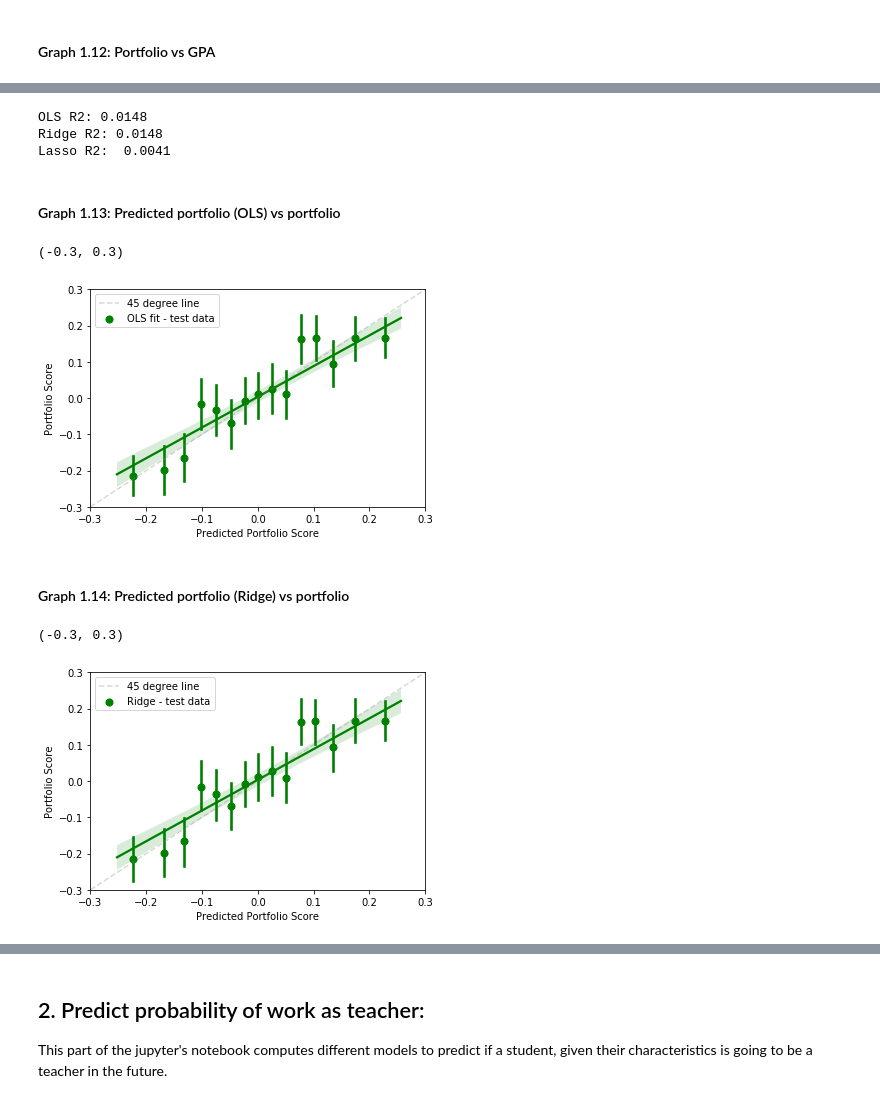
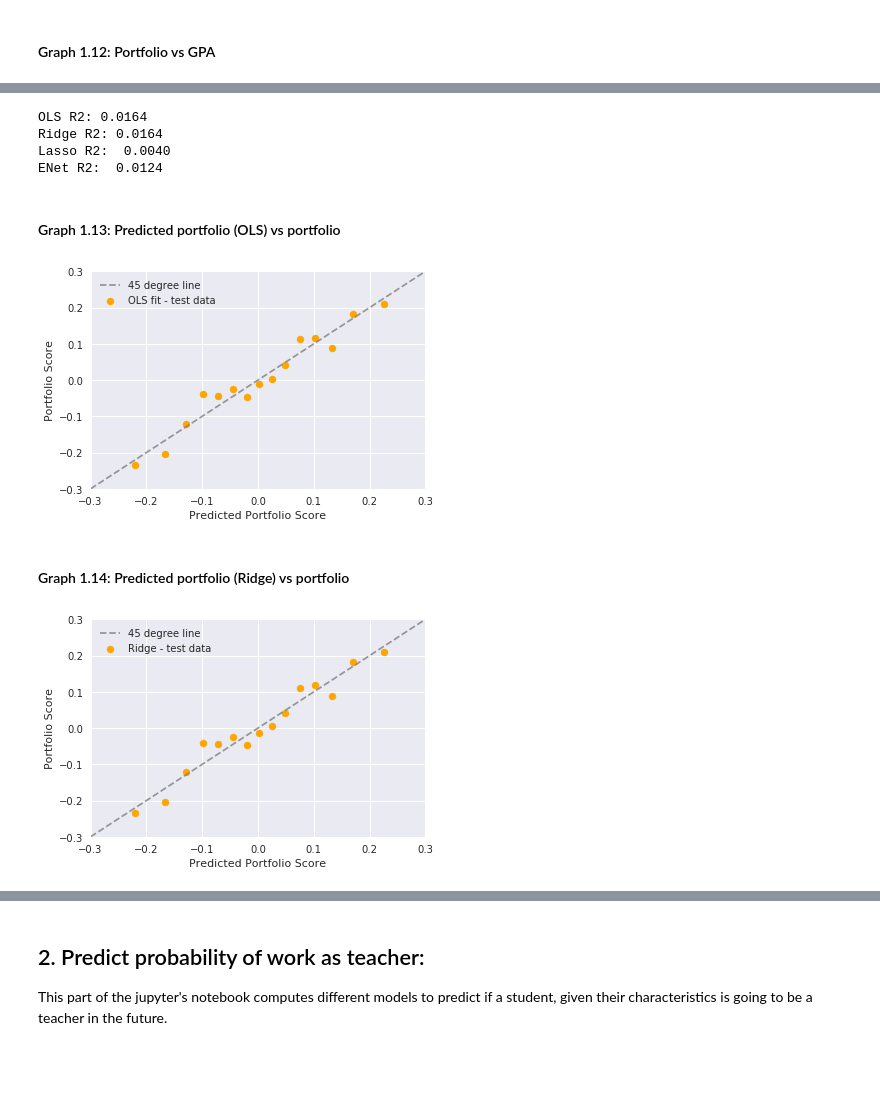
Before and after one commit to teacher-quality/teacher-predictions, a Jupyter notebook: Predictions_teachers.ipynb, the cells around one changed output, grey strips where cells are left out. Saved outputs shown, nothing was run; the diff lists cells and outputs as text; code cells hidden in the pictures; blank space fills up the shorter version.

```diff
--- a/Predictions_teachers.ipynb
+++ b/Predictions_teachers.ipynb
@@ -393,34 +399,35 @@ lasso_r = clf.score(X_test_transformed, y_test)
 # %%
-print("OLS R2: %.4f \nRidge R2: %.4f \nLasso R2:  %.4f" % (ls_r, rcv_r, lasso_r))
+print("OLS R2: %.4f \nRidge R2: %.4f \nLasso R2:  %.4f \nENet R2:  %.4f" % (ls_r, rcv_r, lasso_r, enet_r))
 # %% [output]
-OLS R2: 0.0148
-Ridge R2: 0.0148
-Lasso R2:  0.0041
+OLS R2: 0.0164
+Ridge R2: 0.0164
+Lasso R2:  0.0040
+ENet R2:  0.0124
 # %% [markdown]
 #### Graph 1.13: Predicted portfolio (OLS) vs portfolio
 # %%
-sns.regplot(pred_test_lr, y_test, x_bins = 15, color='g', label='OLS fit - test data')
-plt.plot(np.array(np.linspace(-.3, .3, num=5)), np.array(np.linspace(-.3, .3, num=5)), color='gray',alpha=.3,linestyle='--', label='45 degree line')
+sns.regplot(pred_test_lr, y_test, fit_reg=False, ci=False, x_bins = 15, color='orange', label='OLS fit - test data')
+plt.plot(np.array(np.linspace(-.3, .3, num=5)), np.array(np.linspace(-.3, .3, num=5)), color='gray',alpha=.8,linestyle='--', label='45 degree line')
 plt.ylabel(r'Portfolio Score')
 plt.xlabel('Predicted Portfolio Score')
 plt.legend()
 ax = plt.gca()
 ax.set_ylim([-.3, .3])
 ax.set_xlim([-.3, .3])
+plt.show()
 # %% [output]
-(-0.3, 0.3)
-[figure, old version]
+[figure, new version]
 # %% [markdown]
 #### Graph 1.14: Predicted portfolio (Ridge) vs portfolio
 # %%
-sns.regplot(pred_test_rd, y_test, x_bins = 15, color='g', label='Ridge - test data')
-plt.plot(np.array(np.linspace(-.3, .3, num=5)), np.array(np.linspace(-.3, .3, num=5)), color='gray', alpha = 0.3, linestyle='--', label='45 degree line')
+sns.regplot(pred_test_rd, y_test, fit_reg=False, ci=False, x_bins = 15, color='orange', label='Ridge - test data')
+plt.plot(np.array(np.linspace(-.3, .3, num=5)), np.array(np.linspace(-.3, .3, num=5)), color='gray', alpha = .8, linestyle='--', label='45 degree line')
 plt.ylabel(r'Portfolio Score')
 plt.xlabel('Predicted Portfolio Score')
 plt.legend()
 ax = plt.gca()
 ax.set_ylim([-.3, .3])
 ax.set_xlim([-.3, .3])
+plt.show()
 # %% [output]
-(-0.3, 0.3)
-[figure, old version]
+[figure, new version]
```
Also changed, not shown: parts of 36 cells of this notebook.
